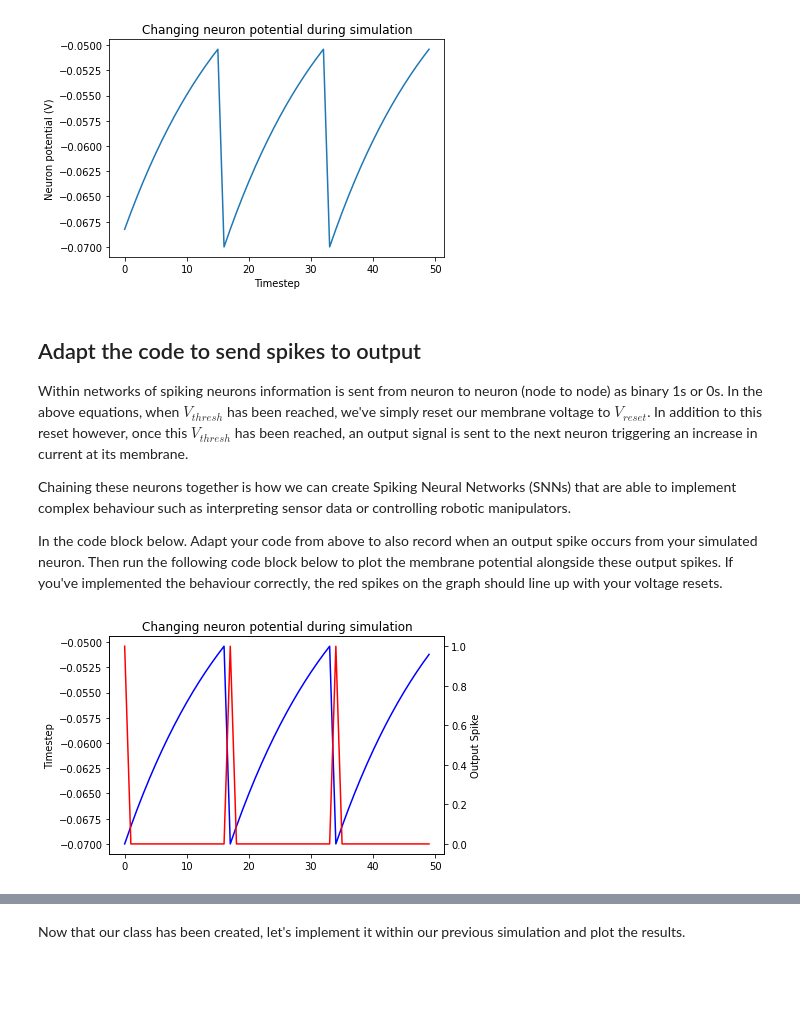
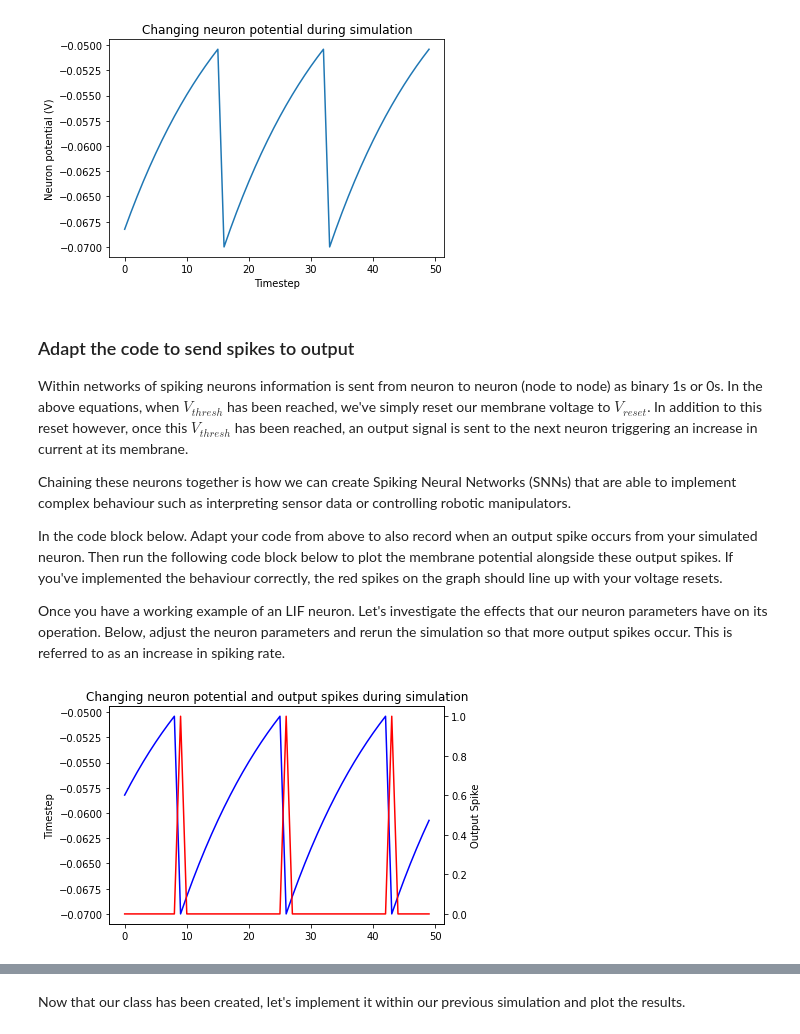
Before and after one commit to Geoforger/SummerSchool2023, a Jupyter notebook: Workshop 1/Workshop 1 Equations to Code.ipynb, the cells around one changed output, grey strips where cells are left out. Saved outputs shown, nothing was run; the diff lists cells and outputs as text; code cells hidden in the pictures; blank space fills up the shorter version.

```diff
--- a/Workshop 1/Workshop 1 Equations to Code.ipynb
+++ b/Workshop 1/Workshop 1 Equations to Code.ipynb
@@ -120,49 +127,58 @@ plt.show()
 # %% [output]
 [figure]
 # %% [markdown]
-## Adapt the code to send spikes to output
+### Adapt the code to send spikes to output
 
 Within networks of spiking neurons information is sent from neuron to neuron (node to node) as binary 1s or 0s. In the above equations, when $V_{thresh}$ has been reached, we've simply reset our membrane voltage to $V_{reset}$. In addition to this reset however, once this $V_{thresh}$ has been reached, an output signal is sent to the next neuron triggering an increase in current at its membrane.
 
 Chaining these neurons together is how we can create Spiking Neural Networks (SNNs) that are able to implement complex behaviour such as interpreting sensor data or controlling robotic manipulators.
 
 In the code block below. Adapt your code from above to also record when an output spike occurs from your simulated neuron. Then run the following code block below to plot the membrane potential alongside these output spikes. If you've implemented the behaviour correctly, the red spikes on the graph should line up with your voltage resets.
+
+Once you have a working example of an LIF neuron. Let's investigate the effects that our neuron parameters have on its operation. Below, adjust the neuron parameters and rerun the simulation so that more output spikes occur. This is referred to as an increase in spiking rate.
 # %%
+# TODO: Use the same neuron parameters as above in order to test your implementation.
+# TODO: Once your implementation is correct, change these values as to increase the spike rate in the output plot
+v_thresh = -50e-3
+v_reset = -70e-3
+tau = 20e-3
+E_leak = -60e-3
+r = 100e6
+
 # TODO: Create a data structure to record your spikes, use the code snippets above as inspiration
 v_list = []
 s_list = [] # REMOVE
 
 # This loop will run our simulation for the number of timesteps specified above
 for time in range(timesteps):
-    # Time at this timestep
-    t = time * dt
 
     # Calculate the voltage at this timestep (TODO: Use the same function as you implemented above)
     #v = ?
     v = v + (dt / tau * (E_leak - v + (r*i))) # REMOVE
 
     # If we've exceeded the threshold voltage, send an output spike and reset the voltage
     if v > v_thresh:
         v = v_reset
         s_list.append(1) # REMOVE
-    else:# REMOVE
+    else:
         s_list.append(0)# REMOVE
 
     # Record the membrange voltage at this timestep
     v_list.append(v)
+
+
+# Plotting spikes alongside V spikes
+fig,ax1 = plt.subplots()
+
+ax1.plot(np.arange(len(v_list)), v_list, label="Membrane Potential (V)", color="blue")
+ax1.set_ylabel("Neuron potential (V)")
+ax1.set_ylabel("Timestep")
+
+ax2 = ax1.twinx()
+ax2.plot(np.arange(len(s_list)), s_list, label="Output Spike", color="red")
+ax2.set_ylabel("Output Spike")
+
+plt.title("Changing neuron potential and output spikes during simulation")
+plt.show()
+# %% [output]
+[figure, added]
-# %%
-# Plotting spikes alongside V spikes
-fig,ax1 = plt.subplots()
-
-ax1.plot(np.arange(len(v_list)), v_list, label="Membrane Potential (V)", color="blue")
-ax1.set_ylabel("Neuron potential (V)")
-ax1.set_ylabel("Timestep")
-
-ax2 = ax1.twinx()
-ax2.plot(np.arange(len(s_list)), s_list, label="Output Spike", color="red")
-ax2.set_ylabel("Output Spike")
-
-plt.title("Changing neuron potential and output spikes during simulation")
-plt.show()
-# %% [output]
-[figure, removed]
```
Also changed, not shown: parts of 18 cells of this notebook.
